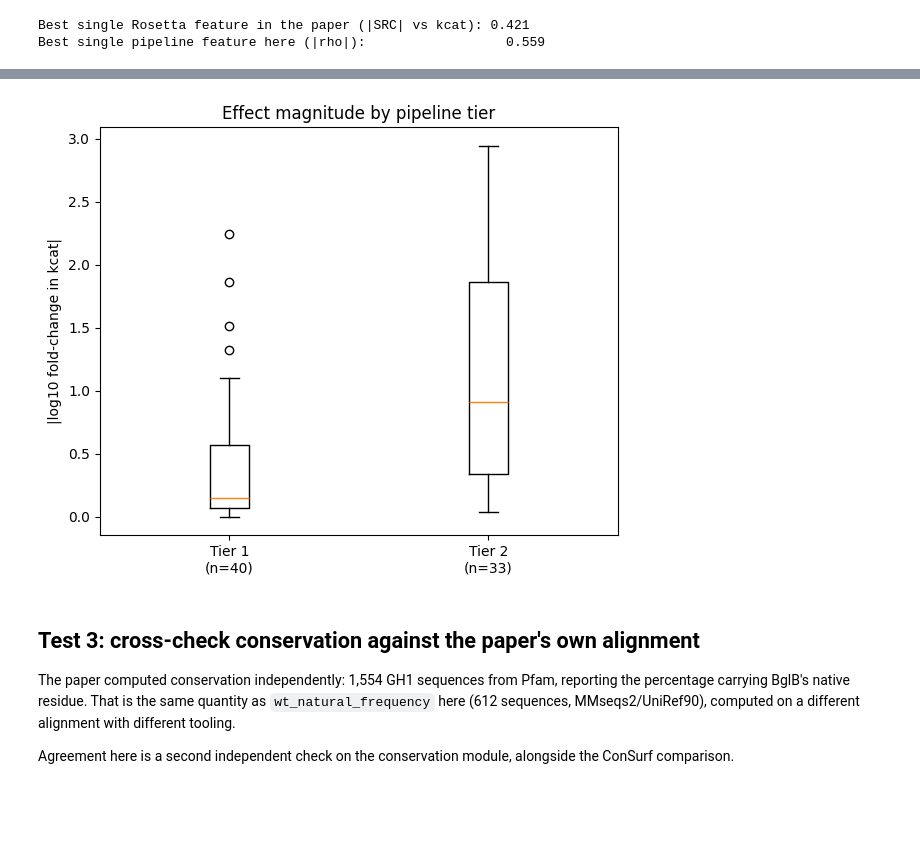
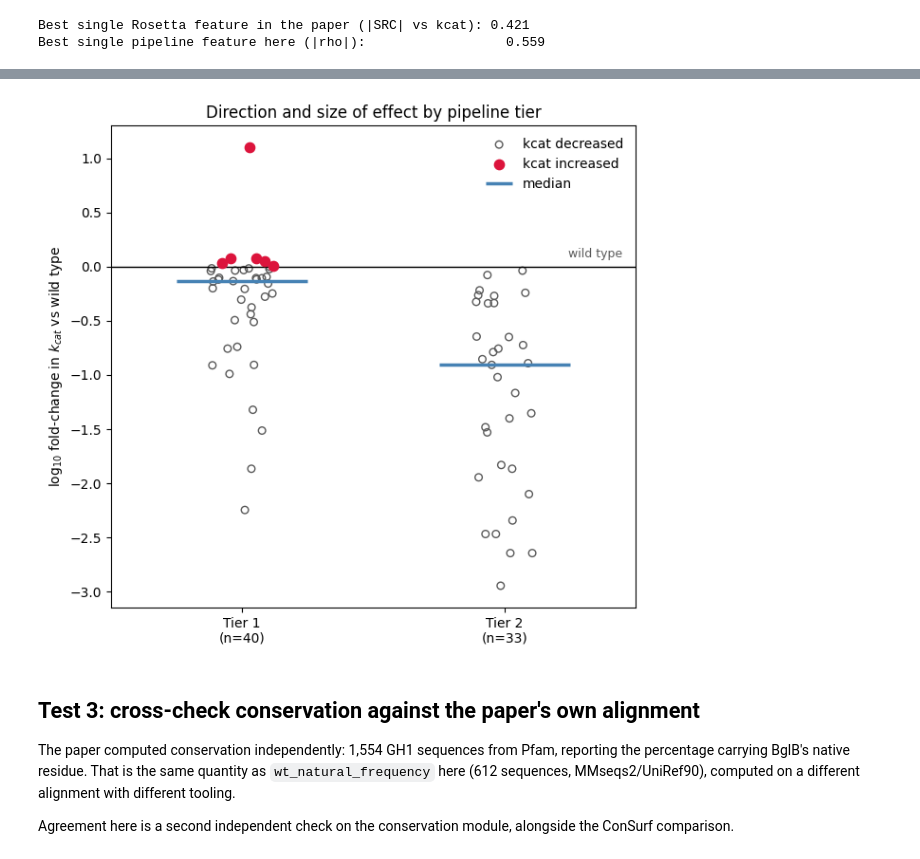
Before and after one commit to Teaholicus/rational-enzyme-engineering, a Jupyter notebook: validation/bglb_kinetic_validation.ipynb, the cells around one changed output, grey strips where cells are left out. Saved outputs shown, nothing was run; the diff lists cells and outputs as text; code cells hidden in the pictures; blank space fills up the shorter version.

Commit message:
Validation notebook figures improved, warnings fixed, README edits

```diff
--- a/validation/bglb_kinetic_validation.ipynb
+++ b/validation/bglb_kinetic_validation.ipynb
@@ -246,22 +256,55 @@ Tier 1 (WT not dominant in the alignment) is the pipeline's primary-target desig
 # %%
-t1 = df[df.tier == 1]["abs_log_kcat_effect"].dropna()
-t2 = df[df.tier == 2]["abs_log_kcat_effect"].dropna()
+kin_df = df.dropna(subset=["log10_rel_kcat"]).copy()
 
-print(f"Tier 1 (WT not dominant): n={len(t1)}, median |log10 effect| = {t1.median():.3f}")
-print(f"Tier 2 (WT dominant):     n={len(t2)}, median |log10 effect| = {t2.median():.3f}")
+t1 = kin_df.loc[kin_df.tier == 1, "abs_log_kcat_effect"]
+t2 = kin_df.loc[kin_df.tier == 2, "abs_log_kcat_effect"]
 
-if len(t1) >= 5 and len(t2) >= 5:
-    stat, p = mannwhitneyu(t1, t2, alternative="two-sided")
-    print(f"Mann-Whitney U: p = {p:.4f}  "
-          f"({'significant' if p < 0.05 else 'NOT significant'} at 0.05)")
-    print("\nNote the expected direction: tier 2 positions are more conserved, so if")
-    print("conservation predicts sensitivity, tier 2 should show LARGER effects when")
-    print("mutated -- the opposite of what the ranking assumes for finding improvements.")
+print("1. Magnitude of effect, direction discarded")
+print(f"   Tier 1 (WT not dominant): n={len(t1)}, median |log10 effect| = {t1.median():.3f}")
+print(f"   Tier 2 (WT dominant):     n={len(t2)}, median |log10 effect| = {t2.median():.3f}")
+stat, p_mag = mannwhitneyu(t1, t2, alternative="two-sided")
+print(f"   Mann-Whitney U: p = {p_mag:.4f}")
+print("   Tier 2 carries the larger effects, which is what conservation predicts:")
+print("   mutating a conserved position is more likely to do something drastic.")
+print("   This says nothing yet about whether the change helps or hurts.")
 
-fig, ax = plt.subplots(figsize=(6, 5))
-ax.boxplot([t1, t2], labels=[f"Tier 1\n(n={len(t1)})", f"Tier 2\n(n={len(t2)})"])
-ax.set_ylabel("|log10 fold-change in kcat|")
-ax.set_title("Effect magnitude by pipeline tier")
+n_total = len(kin_df)
+n_tier1 = int((kin_df.tier == 1).sum())
+improvers = kin_df[kin_df.log10_rel_kcat > 0]
+n_imp = len(improvers)
+n_imp_t1 = int((improvers.tier == 1).sum())
+expected_t1 = n_imp * n_tier1 / n_total
+p_enrich = hypergeom.sf(n_imp_t1 - 1, n_total, n_tier1, n_imp)
+
+print("\n2. Direction of effect: where do the improvements sit?")
+print(f"   {n_imp_t1} of {n_imp} activity-improving mutants are tier 1 "
+      f"({expected_t1:.1f} expected by chance from {n_tier1}/{n_total} tier 1)")
+print(f"   Hypergeometric p = {p_enrich:.3f}")
+print("   The two results are not in conflict: tier 2 is where the enzyme breaks,")
+print("   tier 1 is where it occasionally improves.")
+
+fig, ax = plt.subplots(figsize=(6.5, 6))
+rng = np.random.default_rng(0)
+
+for i, t in enumerate((1, 2)):
+    y = kin_df.loc[kin_df.tier == t, "log10_rel_kcat"].to_numpy()
+    x = i + rng.uniform(-0.12, 0.12, size=y.size)
+    up = y > 0
+    ax.scatter(x[~up], y[~up], s=30, facecolors="none", edgecolors="0.35",
+               linewidths=1.0, label="kcat decreased" if i == 0 else None)
+    ax.scatter(x[up], y[up], s=55, color="crimson", zorder=3,
+               label="kcat increased" if i == 0 else None)
+    ax.hlines(np.median(y), i - 0.25, i + 0.25, color="steelblue", lw=2.5,
+              zorder=4, label="median" if i == 0 else None)
+
+ax.axhline(0, color="black", lw=1)
+ax.text(1.45, 0.06, "wild type", fontsize=9, va="bottom", ha="right", color="0.35")
+ax.set_xticks([0, 1])
+ax.set_xticklabels([f"Tier 1\n(n={len(t1)})", f"Tier 2\n(n={len(t2)})"])
+ax.set_xlim(-0.5, 1.5)
+ax.set_ylabel(r"log$_{10}$ fold-change in $k_{cat}$ vs wild type")
+ax.set_title("Direction and size of effect by pipeline tier")
+ax.legend(frameon=False, loc="upper right")
 plt.tight_layout()
 plt.savefig(fig_dir / "tier_vs_effect.png", dpi=150)
 plt.show()
@@ -276,4 +325,4 @@ mutated -- the opposite of what the ranking assumes for finding improvements.
-[figure, old version]
+[figure, new version]
 # %% [markdown]
 ## Test 3: cross-check conservation against the paper's own alignment
 
```
Also changed, not shown: parts of 5 cells of this notebook, 4 other files.
